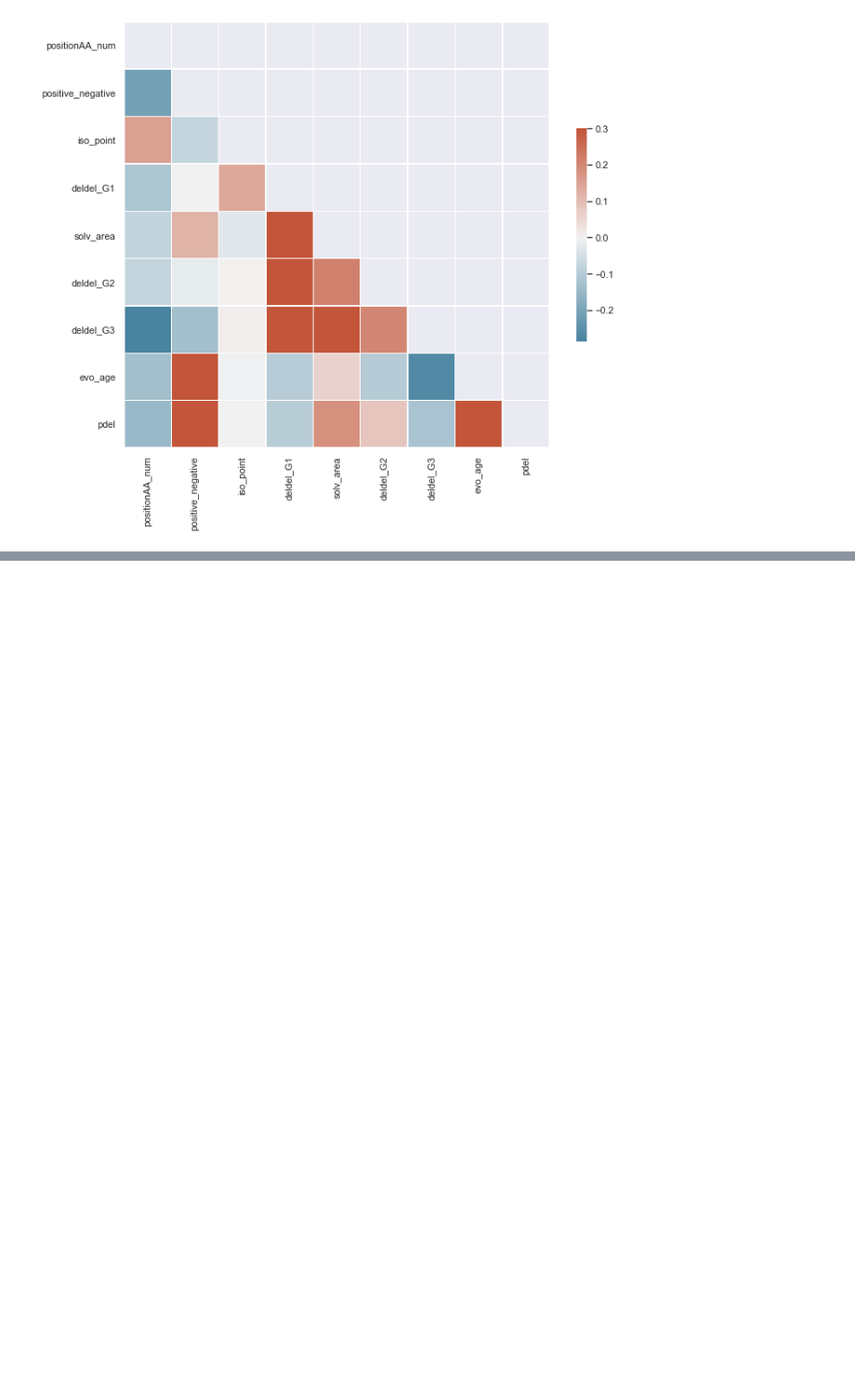
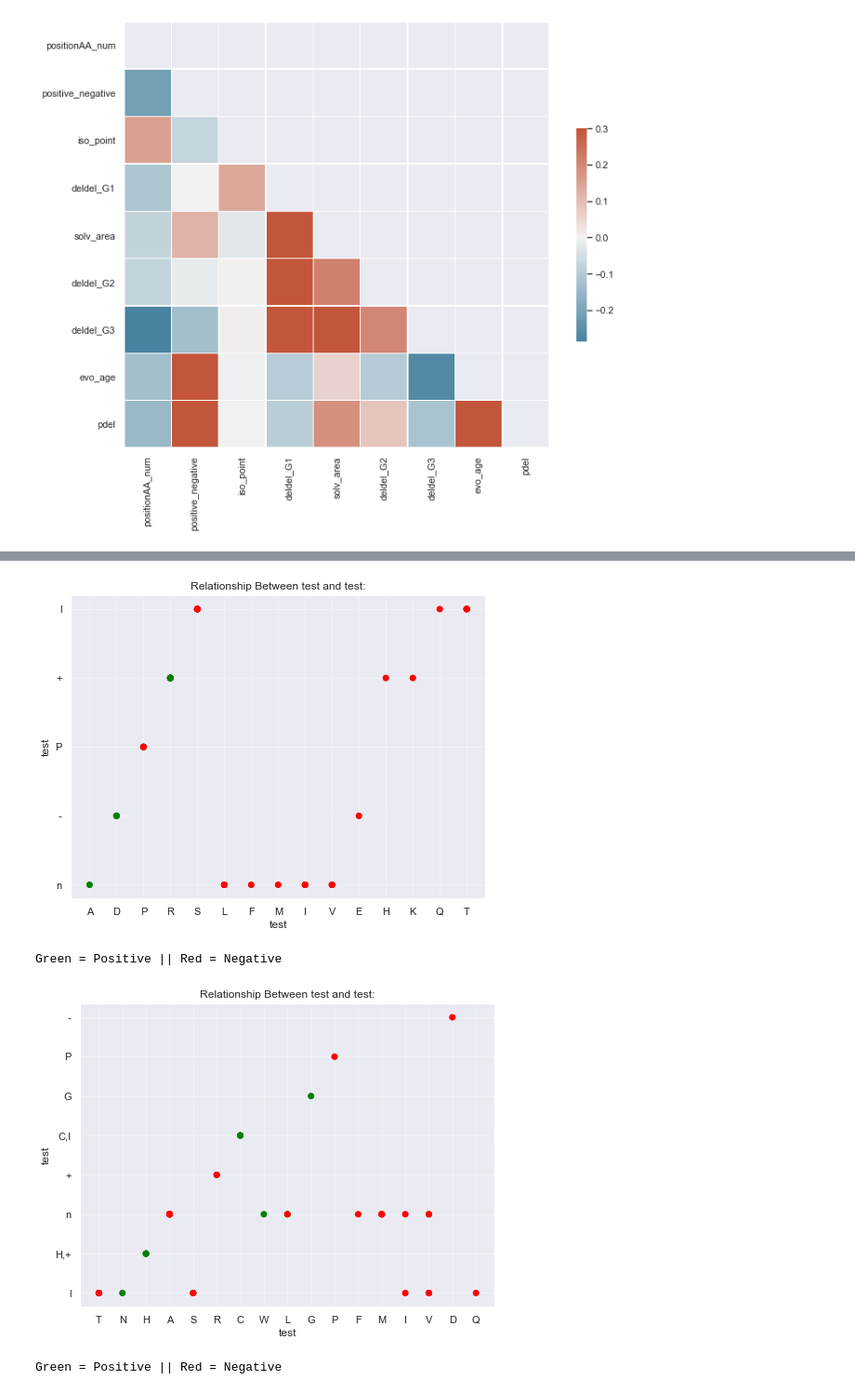
Before and after one commit to elainexliu/SVSM_Biotech2021, a Jupyter notebook: Biotech - Exploratory Data Analysis for Diabetes Dataset 1.0.ipynb, the cells around one changed output, grey strips where cells are left out. Shown at 93% size. Saved outputs shown, nothing was run; the diff lists cells and outputs as text; code cells hidden in the pictures; blank space fills up the shorter version.

```diff
--- a/Biotech - Exploratory Data Analysis for Diabetes Dataset 1.0.ipynb
+++ b/Biotech - Exploratory Data Analysis for Diabetes Dataset 1.0.ipynb
@@ -344,0 +358,8 @@ Green = Positive || Red = Negative
+# %%
+scatterplot("test","test","ogAA_letter","ogAA_char")
+scatterplot("test","test","mutAA_letter","mutAA_char")
+# %% [output]
+[figure, added]
+Green = Positive || Red = Negative
+[figure, added]
+Green = Positive || Red = Negative
```
Also changed, not shown: parts of 5 cells of this notebook.
